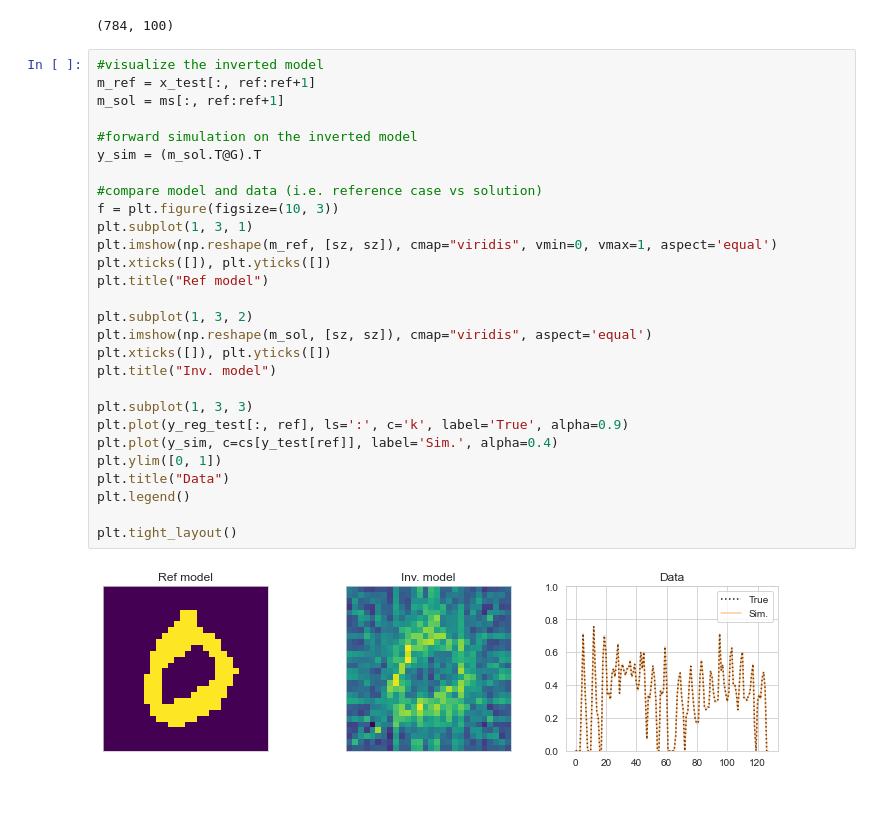
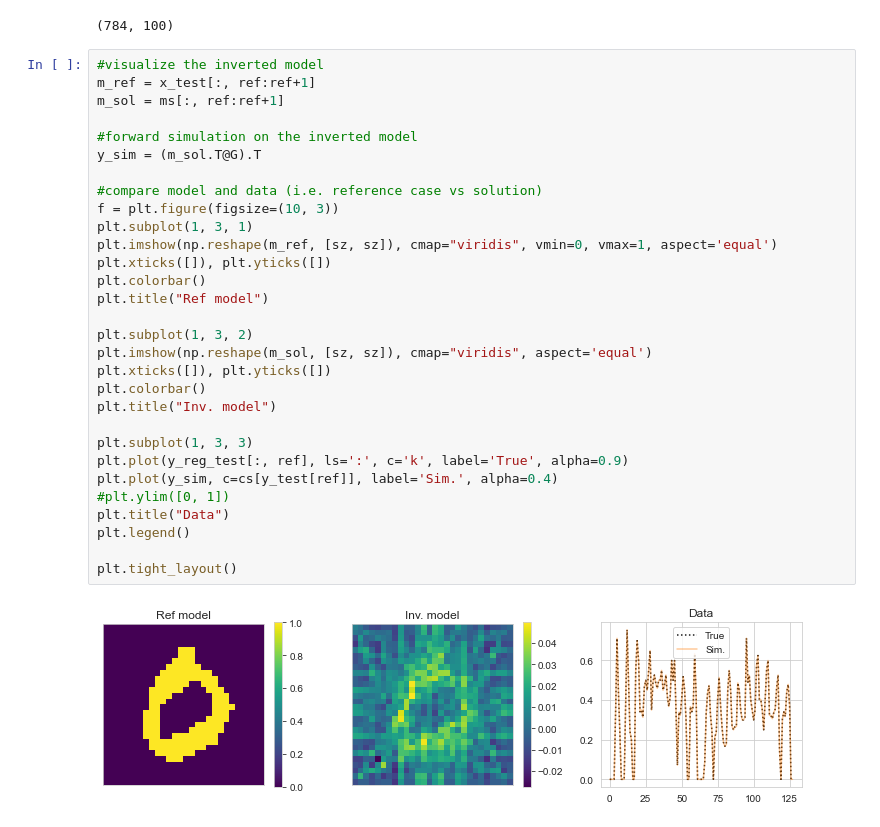
Before and after one commit to rsyamil/gradient-based-hm, a Jupyter notebook: linear-least-square.ipynb, the cells around one changed output. Cells and saved outputs as stored; diff of their text form.

```diff
--- a/linear-least-square.ipynb
+++ b/linear-least-square.ipynb
@@ -59,30 +59,32 @@ print(ms.shape)
 # %%
 #visualize the inverted model
 m_ref = x_test[:, ref:ref+1]
 m_sol = ms[:, ref:ref+1]
 
 #forward simulation on the inverted model
 y_sim = (m_sol.T@G).T
 
 #compare model and data (i.e. reference case vs solution)
 f = plt.figure(figsize=(10, 3))
 plt.subplot(1, 3, 1)
 plt.imshow(np.reshape(m_ref, [sz, sz]), cmap="viridis", vmin=0, vmax=1, aspect='equal')
 plt.xticks([]), plt.yticks([])
+plt.colorbar()
 plt.title("Ref model")
 
 plt.subplot(1, 3, 2)
 plt.imshow(np.reshape(m_sol, [sz, sz]), cmap="viridis", aspect='equal')
 plt.xticks([]), plt.yticks([])
+plt.colorbar()
 plt.title("Inv. model")
 
 plt.subplot(1, 3, 3)
 plt.plot(y_reg_test[:, ref], ls=':', c='k', label='True', alpha=0.9)
 plt.plot(y_sim, c=cs[y_test[ref]], label='Sim.', alpha=0.4)
-plt.ylim([0, 1])
+#plt.ylim([0, 1])
 plt.title("Data")
 plt.legend()
 
 plt.tight_layout()
 # %% [output]
-[figure, old version]
+[figure, new version]
```
Also changed, not shown: 1 other file.
